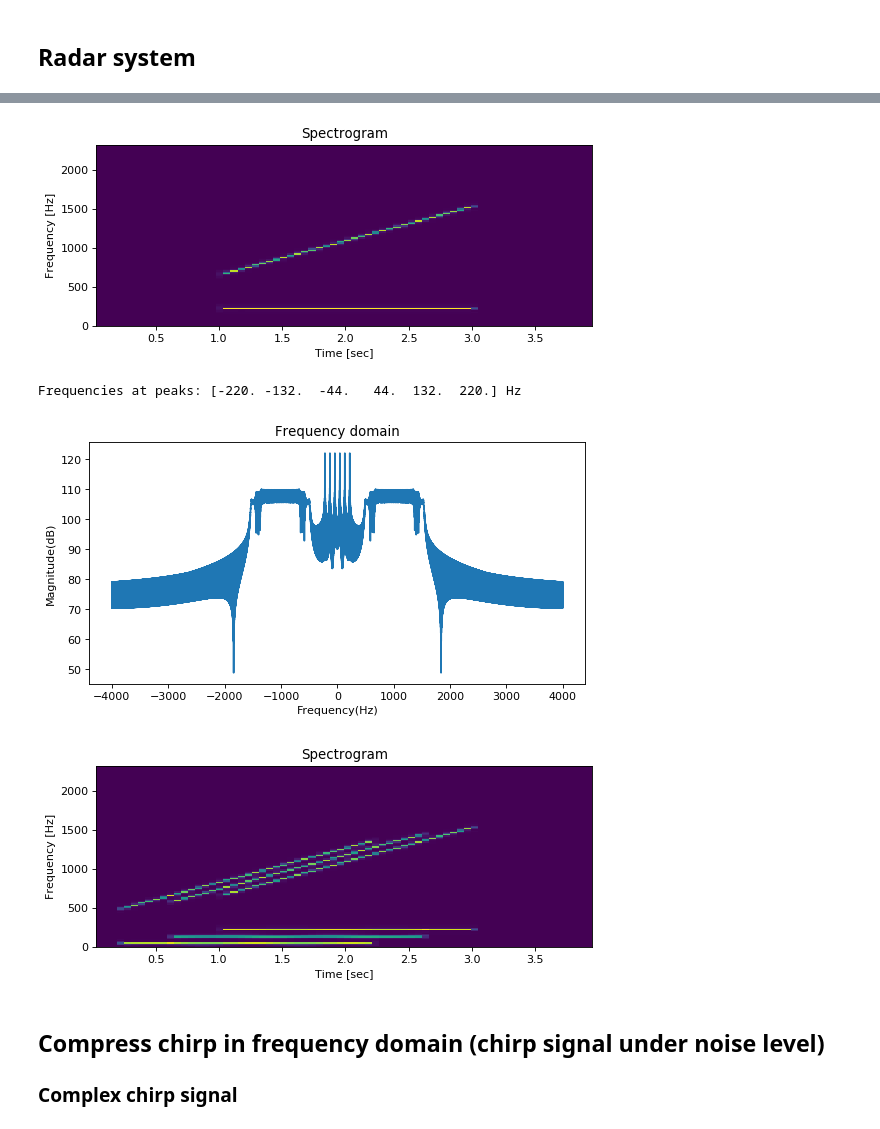
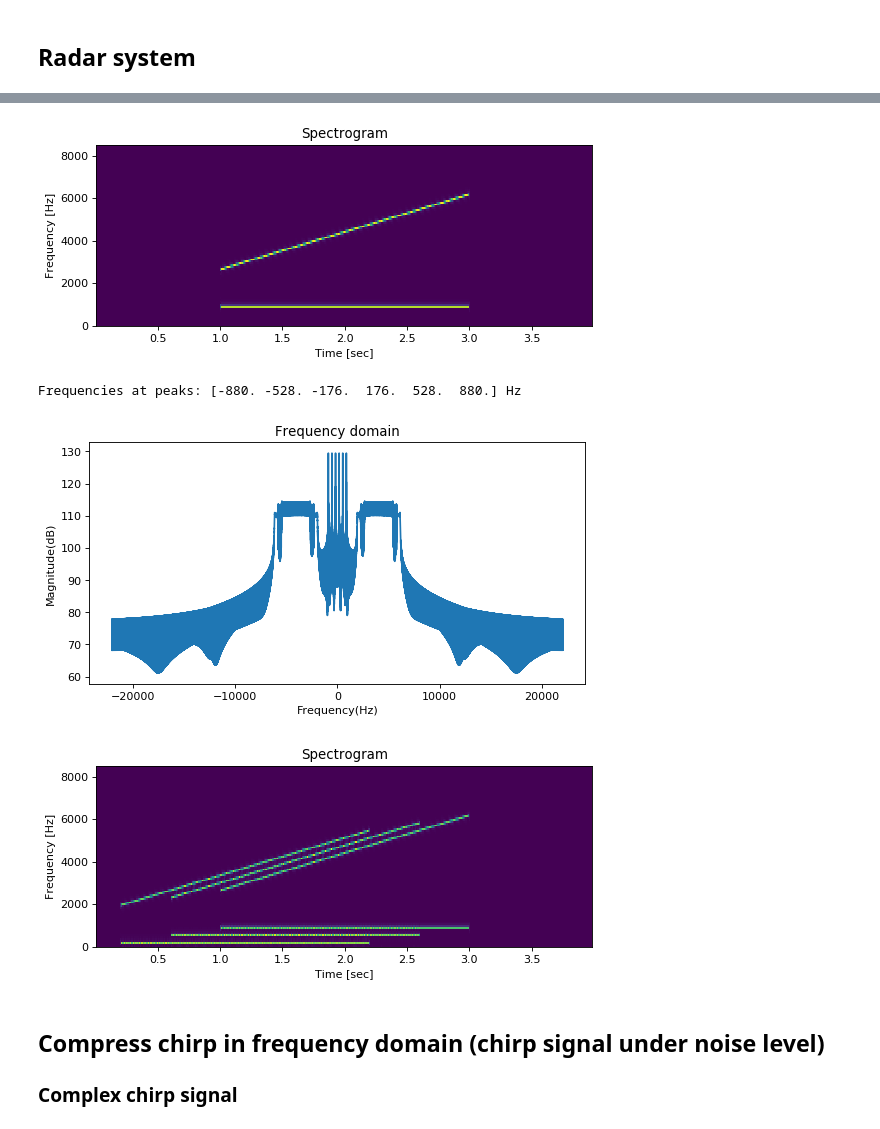
Before and after one commit to araobp/ultrasonic-communication, a Jupyter notebook: simulation/ChirpSimulation.ipynb, the cells around one changed output, grey strips where cells are left out. Saved outputs shown, nothing was run; the diff lists cells and outputs as text; code cells hidden in the pictures.

```diff
--- a/simulation/ChirpSimulation.ipynb
+++ b/simulation/ChirpSimulation.ipynb
@@ -27,17 +27,15 @@ import peakutils
 import pandas
 from IPython.display import display, Audio
 # %%
-SAMPLING_RATE = 8000  # Hz
-#SAMPLING_RATE = 44100  # Hz
+#SAMPLING_RATE = 8000  # Hz
+SAMPLING_RATE = 44100  # Hz
 SAMPLES = 2048
 TIME_FRAME = SAMPLES/SAMPLING_RATE # Time frame in sec
 AMPLITUDE = 20000 # 16bit PCM max amplitude
 
 # Chirp sweep range in Hz
-F1 = 220  # A3 tone
-#F1 = 17000
-F2 = 440  # A4 tone
-#F2 = 18000
+F1 = 880
+F2 = 1760
 
 WAVE_FILE="./ChirpTone.wav"
 # %% [markdown]
@@ -260,18 +258,18 @@ Frequencies at peaks: [-220.  220.] Hz
 # %%
-plot_spectrogram(add_delay(chirp_cos(length=2.0), 0.5) * chirp_cos(f1=F1, f2=F1+(F2-F1)*2, length=4.0), nperseg=512, band=150)
+plot_spectrogram(add_delay(chirp_cos(length=2.0), 0.5) * chirp_cos(f1=F1, f2=F1+(F2-F1)*2, length=4.0), nperseg=512, band=100)
 # %% [output]
-[figure, old version]
+[figure, new version]
 # %%
 echo0 = add_delay(chirp_cos(length=2.0), 0.1)
 echo1 = add_delay(chirp_cos(length=2.0), 0.3)
 echo2 = add_delay(chirp_cos(length=2.0), 0.5)
 echos = echo0 + echo1 + echo2
 plot_fft(echos * chirp_cos(f1=F1, f2=F1+(F2-F1)*2, length=4.0), logscale=True)
-plot_spectrogram(echos * chirp_cos(f1=F1, f2=F1+(F2-F1)*2, length=4.0), nperseg=512, band=150)
+plot_spectrogram(echos * chirp_cos(f1=F1, f2=F1+(F2-F1)*2, length=4.0), nperseg=512, band=100)
 # %% [output]
-Frequencies at peaks: [-220. -132.  -44.   44.  132.  220.] Hz
+Frequencies at peaks: [-880. -528. -176.  176.  528.  880.] Hz
-[figure, old version]
+[figure, new version]
-[figure, old version]
+[figure, new version]
 # %% [markdown]
 ## Compress chirp in frequency domain (chirp signal under noise level)
 
```
Also changed, not shown: parts of 43 cells of this notebook, 3 other files.
